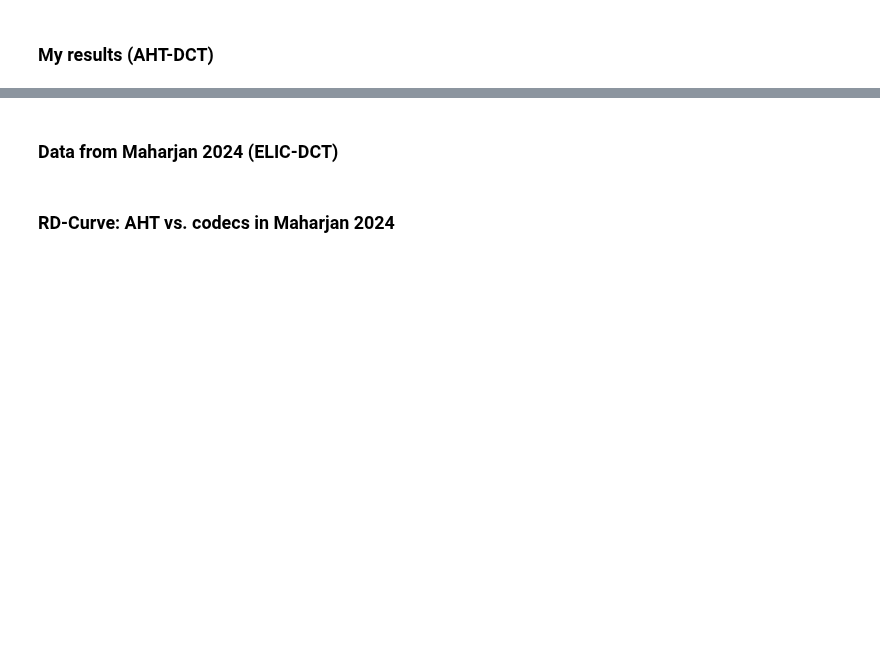
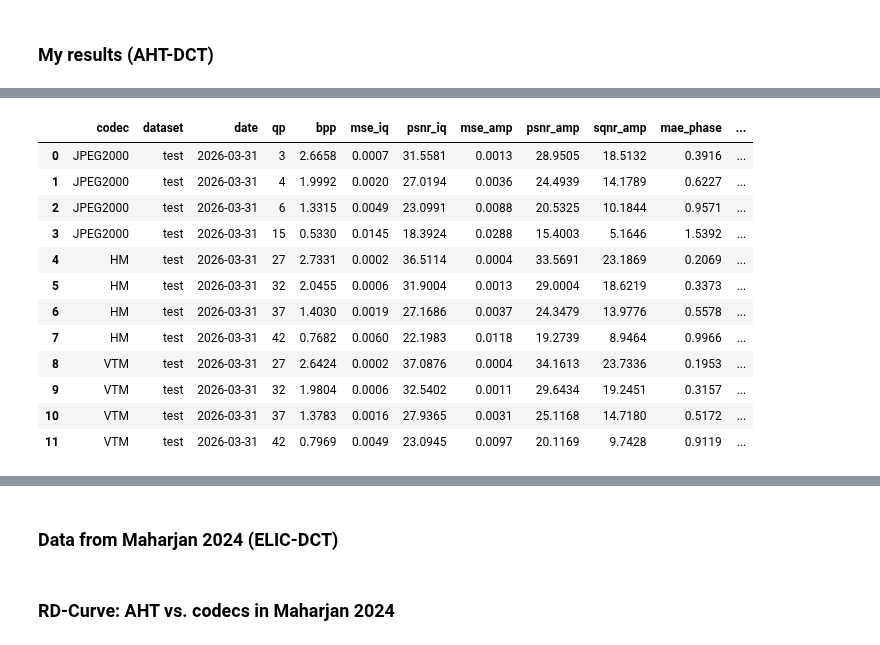
Before and after one commit to zb-umkc/PACT, a Jupyter notebook: analysis.ipynb, the cells around one changed output, grey strips where cells are left out. Saved outputs shown, nothing was run; the diff lists cells and outputs as text; code cells hidden in the pictures; blank space fills up the shorter version.

```diff
--- a/analysis.ipynb
+++ b/analysis.ipynb
@@ -37,3 +42,22 @@ results_highres_df.head(50)
 | 12 | PACTtest | g8alpha1.0 | 0.0033 | 20260402 | 1.429459 | 29.667645 | 0.982921 | 27.168221 | 17.394053 | 0.975450 | ... |
 | 5 | PACTtest | g8alpha1.0 | 0.0067 | 20260331 | 1.885330 | 32.746358 | 0.993737 | 30.359184 | 21.389919 | 0.990181 | ... |
 | 16 | PACTtest | g8alpha1.0 | 0.0100 | 20260402 | 2.132858 | 33.756376 | 0.996113 | 31.509665 | 23.319334 | 0.993612 | ... |
+# %%
+results_bench_df = pd.read_csv("results_bench.csv", header=0)
+results_bench_df = results_bench_df[results_bench_df["bpp"] > 0.1]
+
+results_bench_df.tail(20)
+# %% [output]
+|  | codec | dataset | date | qp | bpp | mse_iq | psnr_iq | mse_amp | psnr_amp | sqnr_amp | mae_phase | ... |
+| 0 | JPEG2000 | test | 2026-03-31 | 3 | 2.6658 | 0.0007 | 31.5581 | 0.0013 | 28.9505 | 18.5132 | 0.3916 | ... |
+| 1 | JPEG2000 | test | 2026-03-31 | 4 | 1.9992 | 0.0020 | 27.0194 | 0.0036 | 24.4939 | 14.1789 | 0.6227 | ... |
+| 2 | JPEG2000 | test | 2026-03-31 | 6 | 1.3315 | 0.0049 | 23.0991 | 0.0088 | 20.5325 | 10.1844 | 0.9571 | ... |
+| 3 | JPEG2000 | test | 2026-03-31 | 15 | 0.5330 | 0.0145 | 18.3924 | 0.0288 | 15.4003 | 5.1646 | 1.5392 | ... |
+| 4 | HM | test | 2026-03-31 | 27 | 2.7331 | 0.0002 | 36.5114 | 0.0004 | 33.5691 | 23.1869 | 0.2069 | ... |
+| 5 | HM | test | 2026-03-31 | 32 | 2.0455 | 0.0006 | 31.9004 | 0.0013 | 29.0004 | 18.6219 | 0.3373 | ... |
+| 6 | HM | test | 2026-03-31 | 37 | 1.4030 | 0.0019 | 27.1686 | 0.0037 | 24.3479 | 13.9776 | 0.5578 | ... |
+| 7 | HM | test | 2026-03-31 | 42 | 0.7682 | 0.0060 | 22.1983 | 0.0118 | 19.2739 | 8.9464 | 0.9966 | ... |
+| 8 | VTM | test | 2026-03-31 | 27 | 2.6424 | 0.0002 | 37.0876 | 0.0004 | 34.1613 | 23.7336 | 0.1953 | ... |
+| 9 | VTM | test | 2026-03-31 | 32 | 1.9804 | 0.0006 | 32.5402 | 0.0011 | 29.6434 | 19.2451 | 0.3157 | ... |
+| 10 | VTM | test | 2026-03-31 | 37 | 1.3783 | 0.0016 | 27.9365 | 0.0031 | 25.1168 | 14.7180 | 0.5172 | ... |
+| 11 | VTM | test | 2026-03-31 | 42 | 0.7969 | 0.0049 | 23.0945 | 0.0097 | 20.1169 | 9.7428 | 0.9119 | ... |
```
Also changed, not shown: parts of 7 cells of this notebook, 5 other files.
